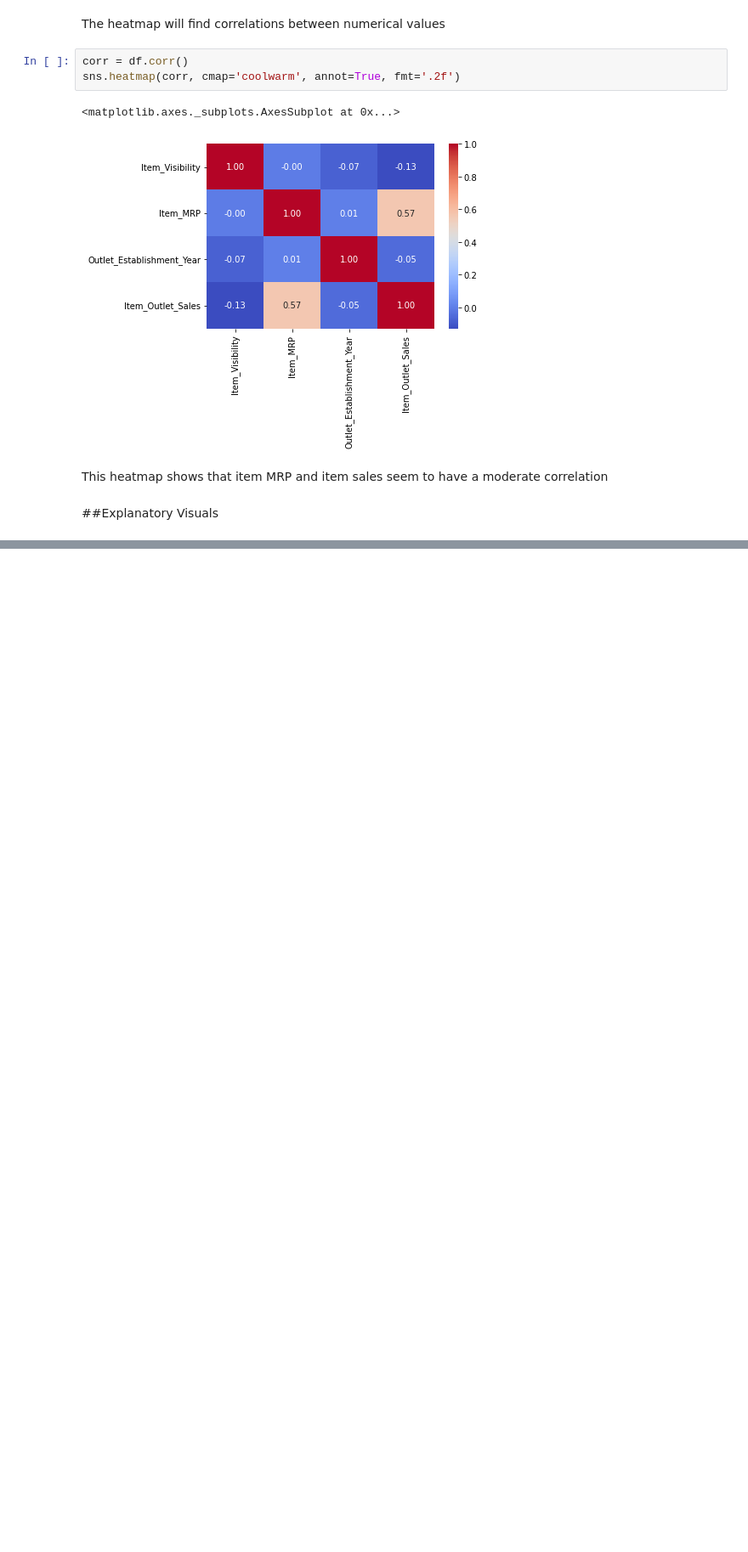
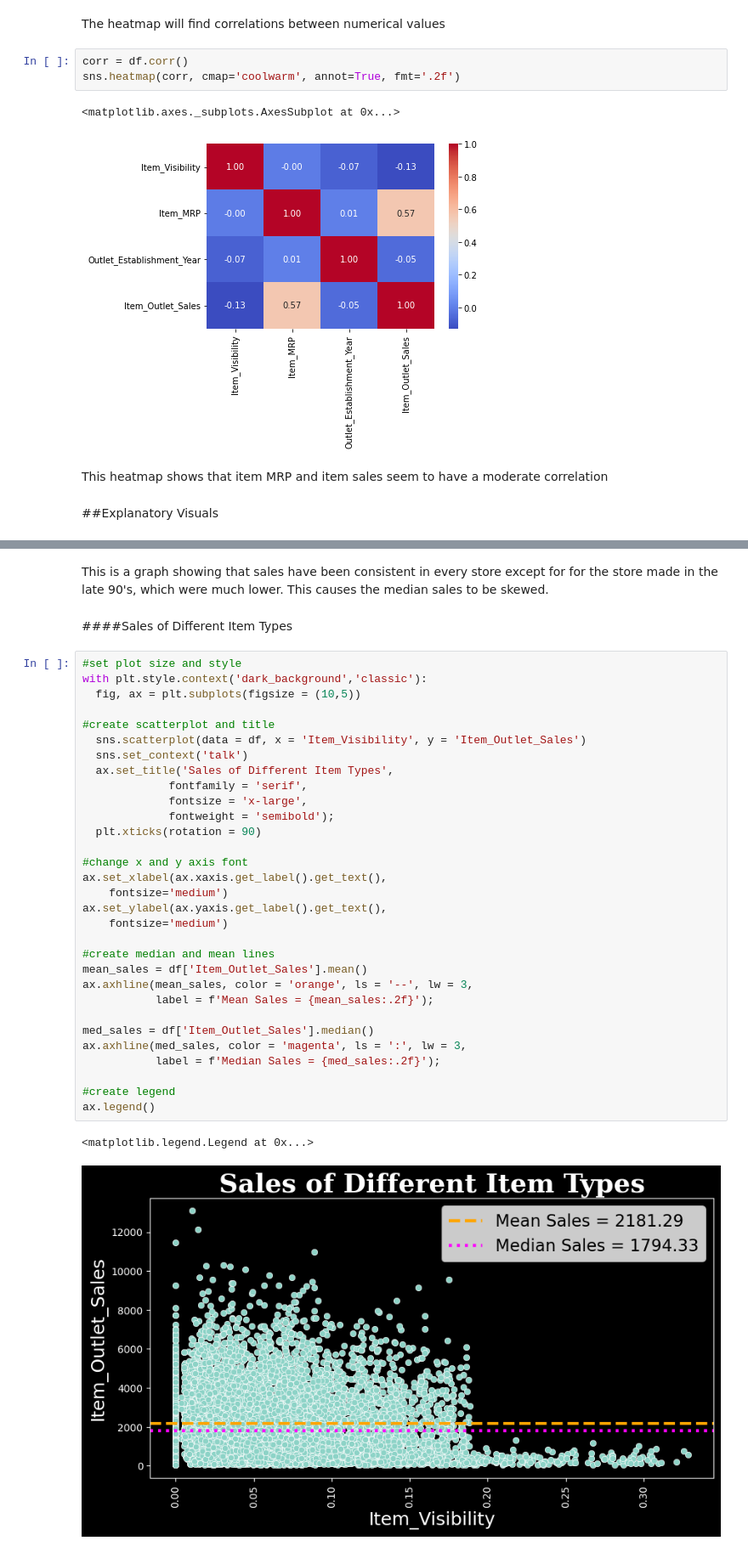
Before and after one commit to Josh-XS/Sales-predictions, a Jupyter notebook: sales_predictions.ipynb, the cells around one changed output, grey strips where cells are left out. Shown at 85% size. Saved outputs shown, nothing was run; the diff lists cells and outputs as text; blank space fills up the shorter version.

```diff
--- a/sales_predictions.ipynb
+++ b/sales_predictions.ipynb
@@ -432,0 +470,38 @@ This heatmap shows that item MRP and item sales seem to have a moderate correlat
+# %% [markdown]
+This is a graph showing that sales have been consistent in every store except for for the store made in the late 90's, which were much lower. This causes the median sales to be skewed.
+# %% [markdown]
+####Sales of Different Item Types
+# %%
+#set plot size and style
+with plt.style.context('dark_background','classic'):
+  fig, ax = plt.subplots(figsize = (10,5))
+
+#create scatterplot and title
+  sns.scatterplot(data = df, x = 'Item_Visibility', y = 'Item_Outlet_Sales')
+  sns.set_context('talk')
+  ax.set_title('Sales of Different Item Types',
+             fontfamily = 'serif',
+             fontsize = 'x-large',
+             fontweight = 'semibold');
+  plt.xticks(rotation = 90)
+
+#change x and y axis font
+ax.set_xlabel(ax.xaxis.get_label().get_text(),
+    fontsize='medium')
+ax.set_ylabel(ax.yaxis.get_label().get_text(),
+    fontsize='medium')
+
+#create median and mean lines
+mean_sales = df['Item_Outlet_Sales'].mean()
+ax.axhline(mean_sales, color = 'orange', ls = '--', lw = 3,
+           label = f'Mean Sales = {mean_sales:.2f}');
+
+med_sales = df['Item_Outlet_Sales'].median()
+ax.axhline(med_sales, color = 'magenta', ls = ':', lw = 3,
+           label = f'Median Sales = {med_sales:.2f}');
+
+#create legend
+ax.legend()
+# %% [output]
+<matplotlib.legend.Legend at 0x...>
+[figure, added]
```
Also changed, not shown: parts of 3 cells of this notebook.
